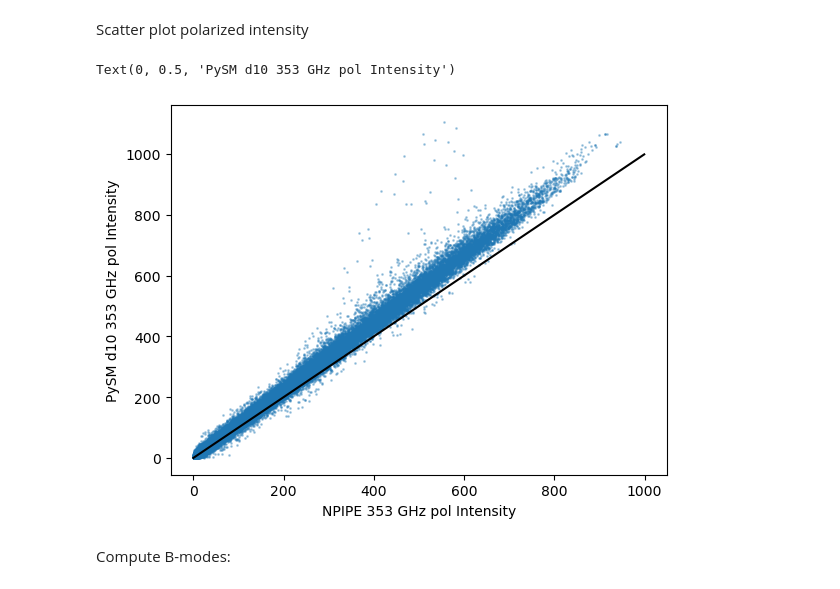
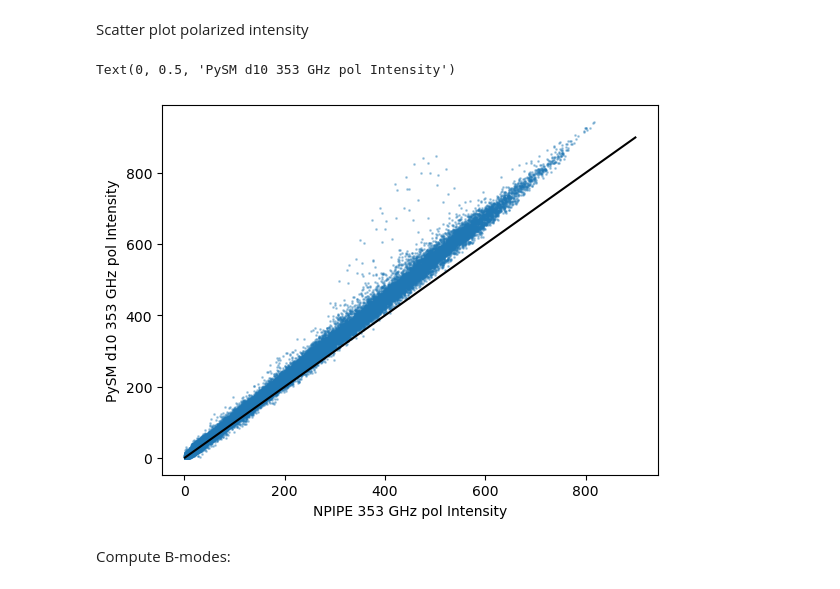
Before and after one commit to 1cosmologist/shared_stuff, a Jupyter notebook: validate_HFI_fg.ipynb, the cells around one changed output. Saved outputs shown, nothing was run; the diff lists cells and outputs as text; code cells hidden in the pictures.

Commit message:
Bug fix for fwhm_out

```diff
--- a/validate_HFI_fg.ipynb
+++ b/validate_HFI_fg.ipynb
@@ -26,13 +26,13 @@ Read PySM simulation, apply `lmax=100` cut and smooth to 2 deg
 # %%
 freq = 353
 lmax = 100
-hfi_sim = st.change_resolution(hp.read_map(f'{fg_path}sobs_mbs-s0017-20250208_HFI_mission_{freq:03}_galactic_foregrounds_mediumcomplexity_healpix.fits', field=None)*mask_C, nside_out=128, lmax_sht=lmax, mode='iqu', fwhm_in=5., fwhm_out=2.) * mask
+hfi_sim = st.change_resolution(hp.read_map(f'{fg_path}sobs_mbs-s0017-20250208_HFI_mission_{freq:03}_galactic_foregrounds_mediumcomplexity_healpix.fits', field=None)*mask_C, nside_out=128, lmax_sht=lmax, mode='iqu', fwhm_in=5., fwhm_out=120.) * mask
 # %% [markdown]
 To the NPIPE map, apply `lmax=100` cut and smooth to 2 deg. Rotate the map to celestial.
 # %%
 freq = 353
 lmax = 100
-hfi_npp = st.change_resolution(hfi_npipe * mask_G, nside_out=128, lmax_sht=lmax, mode='iqu', fwhm_in=5., fwhm_out=2.)
+hfi_npp = st.change_resolution(hfi_npipe * mask_G, nside_out=128, lmax_sht=lmax, mode='iqu', fwhm_in=5., fwhm_out=120.)
 rot = hp.Rotator(coord=['G','C'])
 hfi_npp = rot.rotate_map_alms(hfi_npp, lmax=lmax) * mask
 # %% [markdown]
@@ -45,5 +43,3 @@ Make a mask based on NPIPE polarized intensity
-# %%
-mask = st.intensity_mask(128, polI_npp, 3., smooth_in_deg=1.)
 # %% [markdown]
 Visualize the maps. There is ringing due to SHT and `lmax` clipping of the maps at 2048.
 # %%
@@ -55,14 +51,15 @@ hp.mollview(polI_npp*mask, min=0, max=500, cmap='coolwarm', unit='uK_CMB', title
 # %% [markdown]
 Scatter plot polarized intensity
 # %%
-x = np.arange(0, 1000)
+x = np.arange(1, 900)
 plt.plot(polI_npp[mask > 0.5], polI_sim[mask > 0.5], 'o', alpha=0.33, ms=1.0)
 plt.plot(x, x, 'k-')
+# plt.loglog()
 plt.xlabel('NPIPE 353 GHz pol Intensity')
 plt.ylabel('PySM d10 353 GHz pol Intensity')
 # %% [output]
 Text(0, 0.5, 'PySM d10 353 GHz pol Intensity')
-[figure, old version]
+[figure, new version]
 # %% [markdown]
 Compute B-modes:
 # %%
```
Also changed, not shown: parts of 3 cells of this notebook.
